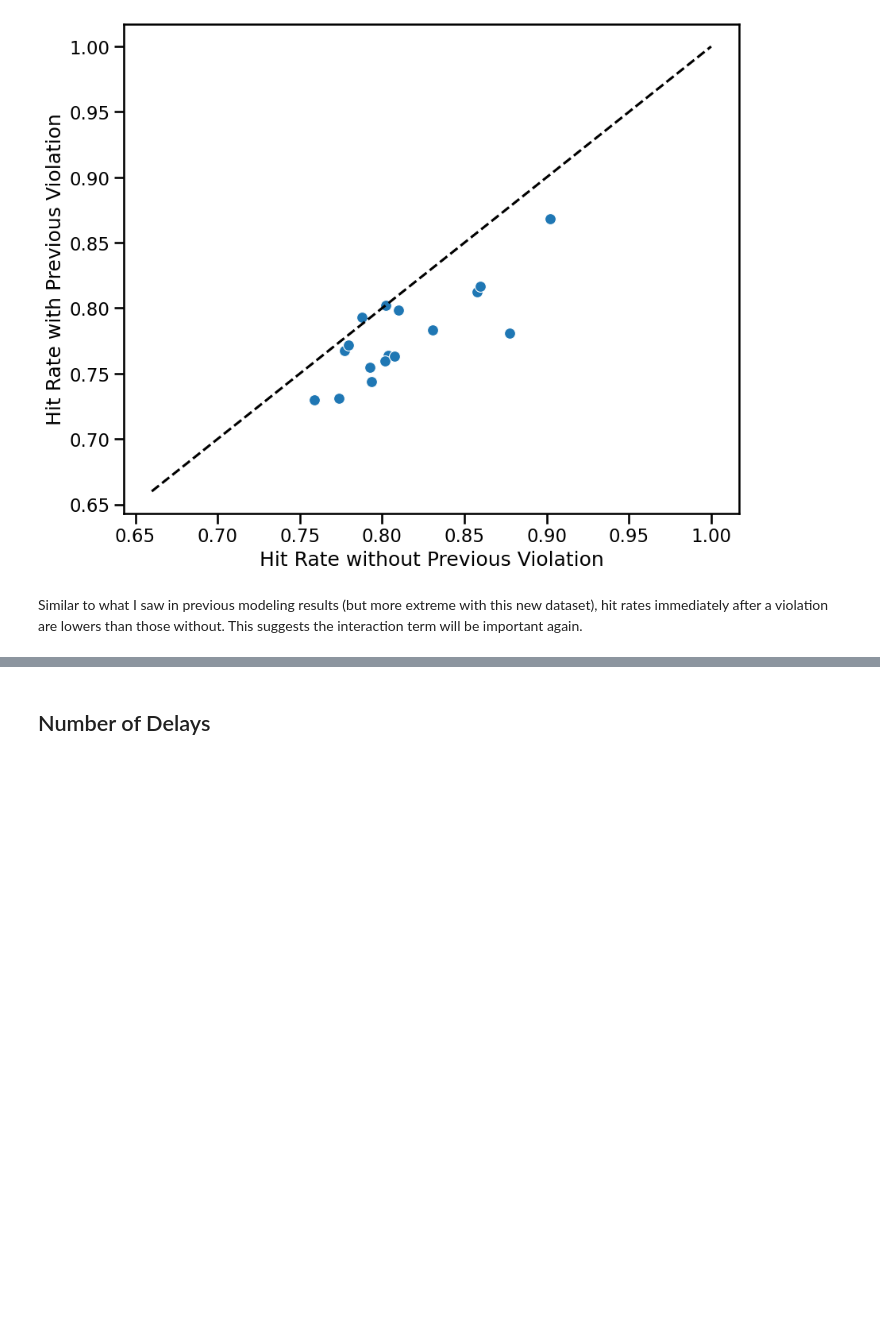
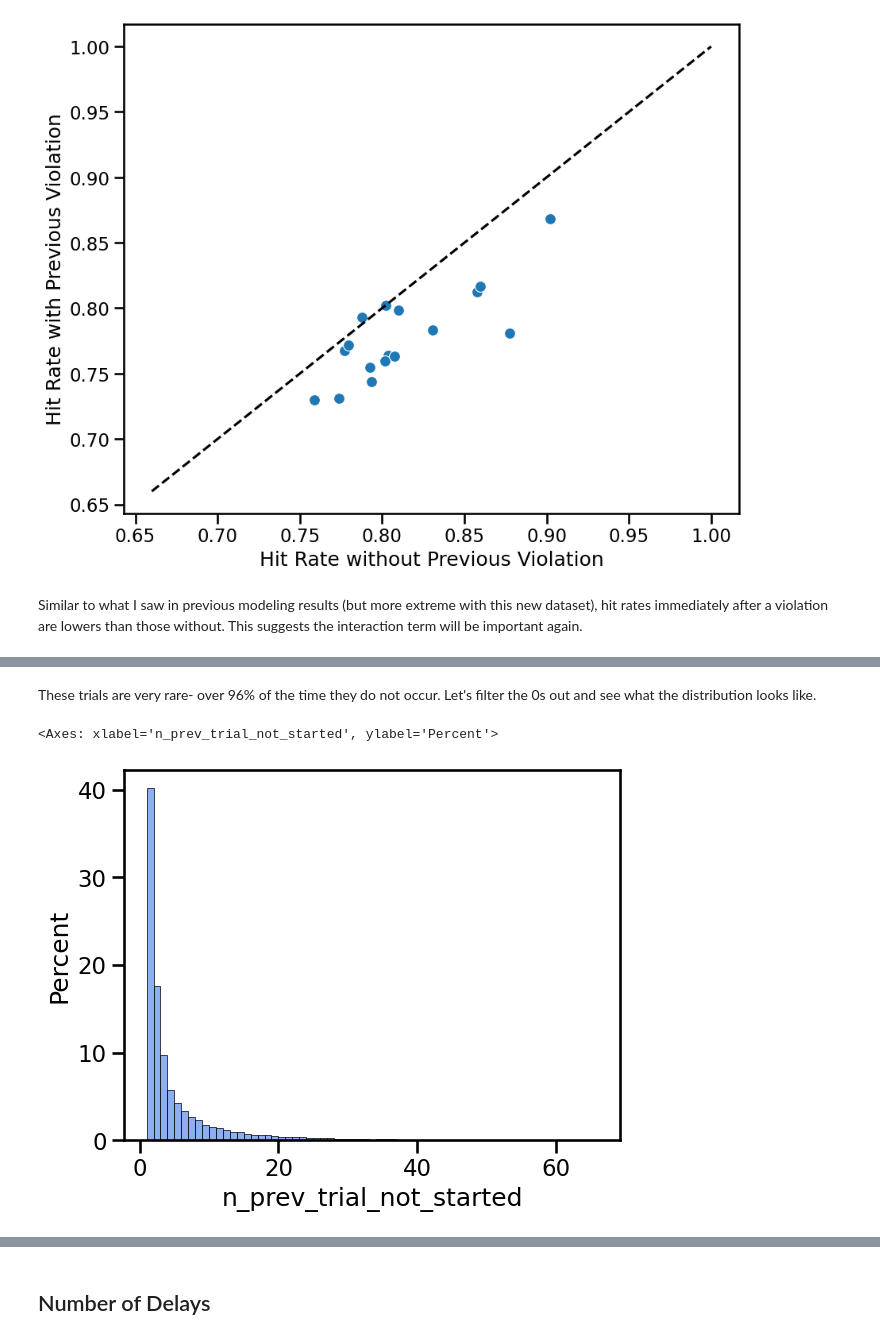
Before and after one commit to jess-breda/violations-multinomial, a Jupyter notebook: notebooks/EDA_01_describe_perf.ipynb, the cells around one changed output, grey strips where cells are left out. Drawn from its saved outputs; the diff is of its cells as text; code cells hidden in the pictures; blank space fills up the shorter version.

```diff
--- a/notebooks/EDA_01_describe_perf.ipynb
+++ b/notebooks/EDA_01_describe_perf.ipynb
@@ -418,0 +425,13 @@ Similar to what I saw in previous modeling results (but more extreme with this n
+# %% [markdown]
+These trials are very rare- over 96% of the time they do not occur. Let's filter the 0s out and see what the distribution looks like.
+# %%
+sns.histplot(
+    data=trained_df.query("n_prev_trial_not_started != 0"),
+    x="n_prev_trial_not_started",
+    stat="percent",
+    color="cornflowerblue",
+    binwidth=1,
+)
+# %% [output]
+<Axes: xlabel='n_prev_trial_not_started', ylabel='Percent'>
+[figure, added]
```
Also changed, not shown: parts of 25 cells of this notebook, 2 other files.
